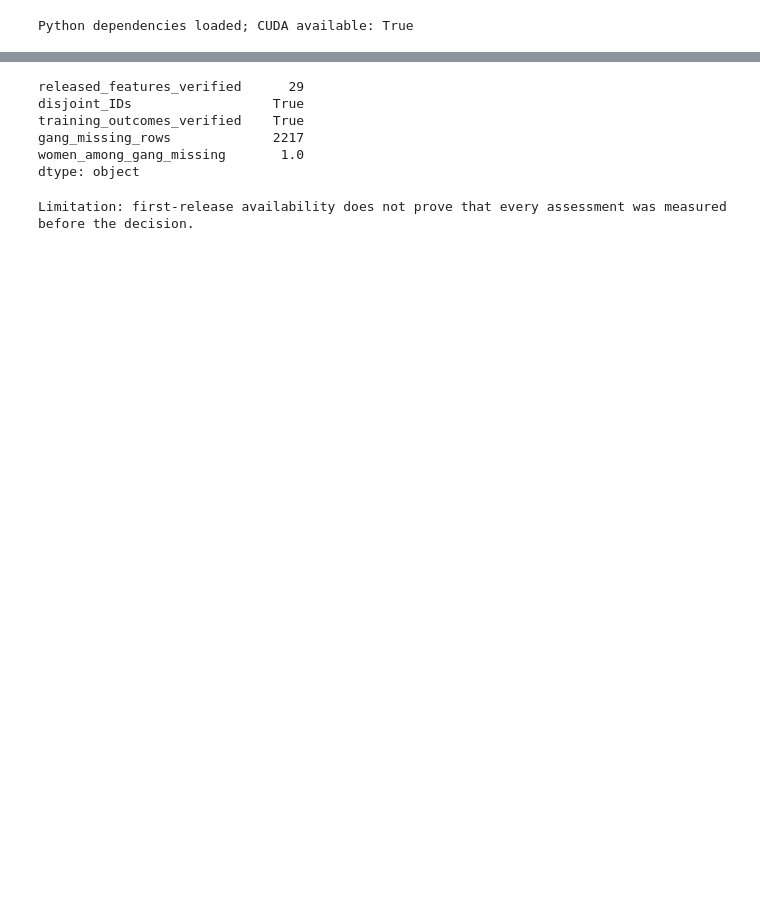
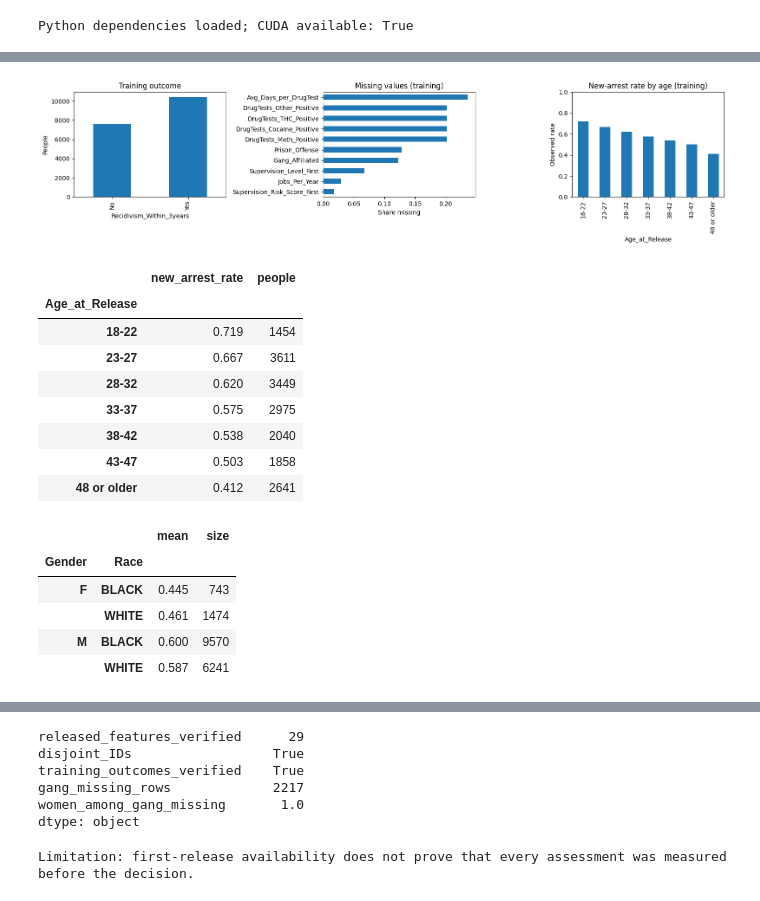
Before and after one commit to RyanBalech/recidivism-forecasting-analysis, a Jupyter notebook: Recidivism_Project_Submission.ipynb, the cells around one changed output, grey strips where cells are left out. Saved outputs shown, nothing was run; the diff lists cells and outputs as text; code cells hidden in the pictures; blank space fills up the shorter version.

```diff
--- a/Recidivism_Project_Submission.ipynb
+++ b/Recidivism_Project_Submission.ipynb
@@ -95,0 +78,15 @@ display(pd.DataFrame({'feature':FEATURES, 'missing_train':X_train.isna().mean().
+# %%
+eda = train_rows.drop(columns=['ID','Training_Sample'])
+display(pd.DataFrame({'outcome':["No new arrest","New arrest"],
+                      'count':y_train.value_counts().sort_index().values,
+                      'share':y_train.value_counts(normalize=True).sort_index().values}))
+display(pd.Series({'numeric_columns':int(eda.select_dtypes(include='number').shape[1]),
+                   'categorical_columns':int(eda.select_dtypes(exclude='number').shape[1]),
+                   'duplicate_training_IDs':int(train_rows.ID.duplicated().sum())}))
+missing_eda = train_rows.isna().mean().sort_values(ascending=False)
+display(missing_eda.head(15).rename('missing_share').to_frame())
+display(pd.DataFrame({'feature':['Age_at_Release','Supervision_Risk_Score_First',
+                                 'Gang_Affiliated','Prison_Offense'],
+                      'distinct_nonmissing':[train_rows[c].nunique(dropna=True) for c in
+                                             ['Age_at_Release','Supervision_Risk_Score_First',
+                                              'Gang_Affiliated','Prison_Offense']]}))
@@ -95,0 +122,28 @@ display(pd.DataFrame({'feature':FEATURES, 'missing_train':X_train.isna().mean().
+# %%
+fig,axes=plt.subplots(1,3,figsize=(16,4))
+y_train.map({0:'No',1:'Yes'}).value_counts().reindex(['No','Yes']).plot.bar(ax=axes[0],title='Training outcome')
+missing_eda[missing_eda>0].head(10).sort_values().plot.barh(ax=axes[1],title='Missing values (training)')
+age_order=['18-22','23-27','28-32','33-37','38-42','43-47','48 or older']
+age_rates=train_rows.assign(outcome=y_train).groupby('Age_at_Release').outcome.agg(['mean','size']).reindex(age_order)
+age_rates['mean'].plot.bar(ax=axes[2],title='New-arrest rate by age (training)')
+axes[0].set(ylabel='People'); axes[1].set(xlabel='Share missing'); axes[2].set(ylabel='Observed rate',ylim=(0,1))
+plt.tight_layout(); plt.show()
+display(age_rates.rename(columns={'mean':'new_arrest_rate','size':'people'}).round(3))
+display(train_rows.assign(outcome=y_train).groupby(['Gender','Race']).outcome.agg(['mean','size']).round(3))
+# %% [output]
+[figure, added]
+|  | new_arrest_rate | people |
+| Age_at_Release |  |  |
+| 18-22 | 0.719 | 1454 |
+| 23-27 | 0.667 | 3611 |
+| 28-32 | 0.620 | 3449 |
+| 33-37 | 0.575 | 2975 |
+| 38-42 | 0.538 | 2040 |
+| 43-47 | 0.503 | 1858 |
+| 48 or older | 0.412 | 2641 |
+|  |  | mean | size |
+| Gender | Race |  |  |
+| F | BLACK | 0.445 | 743 |
+|  | WHITE | 0.461 | 1474 |
+| M | BLACK | 0.600 | 9570 |
+|  | WHITE | 0.587 | 6241 |
```
Also changed, not shown: parts of 22 cells of this notebook, 3 other files.
